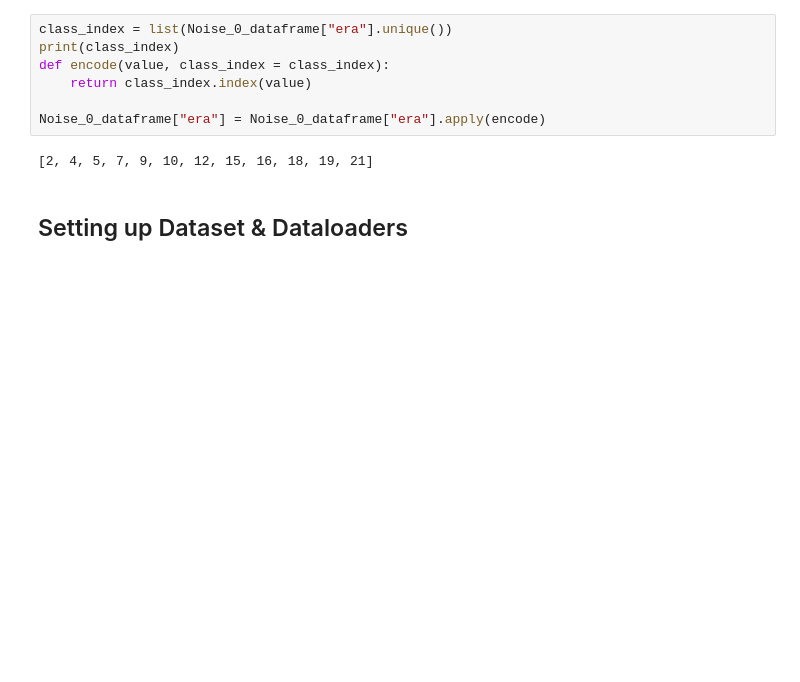
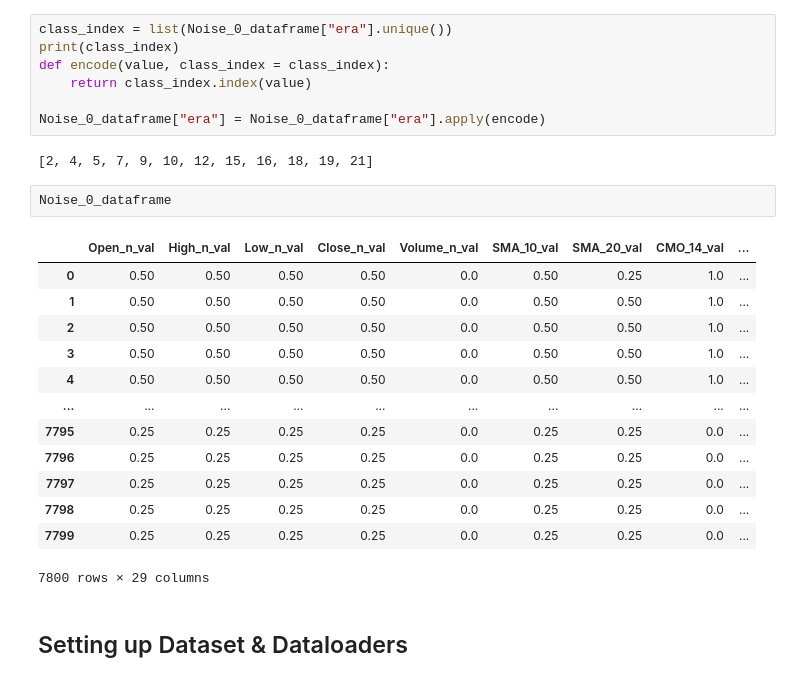
Before and after one commit to adityaahuja7/Advanced-Machine-Learning-CSE642-Assignments, a Jupyter notebook: Assignment1.ipynb, the cells around one changed output. Drawn from its saved outputs; the diff is of its cells as text; blank space fills up the shorter version.

```diff
--- a/Assignment1.ipynb
+++ b/Assignment1.ipynb
@@ -84,6 +91,22 @@ def encode(value, class_index = class_index):
 Noise_0_dataframe["era"] = Noise_0_dataframe["era"].apply(encode)
 # %% [output]
 [2, 4, 5, 7, 9, 10, 12, 15, 16, 18, 19, 21]
+# %%
+Noise_0_dataframe
+# %% [output]
+|  | Open_n_val | High_n_val | Low_n_val | Close_n_val | Volume_n_val | SMA_10_val | SMA_20_val | CMO_14_val | ... |
+| 0 | 0.50 | 0.50 | 0.50 | 0.50 | 0.0 | 0.50 | 0.25 | 1.0 | ... |
+| 1 | 0.50 | 0.50 | 0.50 | 0.50 | 0.0 | 0.50 | 0.50 | 1.0 | ... |
+| 2 | 0.50 | 0.50 | 0.50 | 0.50 | 0.0 | 0.50 | 0.50 | 1.0 | ... |
+| 3 | 0.50 | 0.50 | 0.50 | 0.50 | 0.0 | 0.50 | 0.50 | 1.0 | ... |
+| 4 | 0.50 | 0.50 | 0.50 | 0.50 | 0.0 | 0.50 | 0.50 | 1.0 | ... |
+| ... | ... | ... | ... | ... | ... | ... | ... | ... | ... |
+| 7795 | 0.25 | 0.25 | 0.25 | 0.25 | 0.0 | 0.25 | 0.25 | 0.0 | ... |
+| 7796 | 0.25 | 0.25 | 0.25 | 0.25 | 0.0 | 0.25 | 0.25 | 0.0 | ... |
+| 7797 | 0.25 | 0.25 | 0.25 | 0.25 | 0.0 | 0.25 | 0.25 | 0.0 | ... |
+| 7798 | 0.25 | 0.25 | 0.25 | 0.25 | 0.0 | 0.25 | 0.25 | 0.0 | ... |
+| 7799 | 0.25 | 0.25 | 0.25 | 0.25 | 0.0 | 0.25 | 0.25 | 0.0 | ... |
+7800 rows × 29 columns
 # %% [markdown]
 ## Setting up Dataset & Dataloaders
 # %%
```
Also changed, not shown: parts of 9 cells of this notebook, 8 other files.
